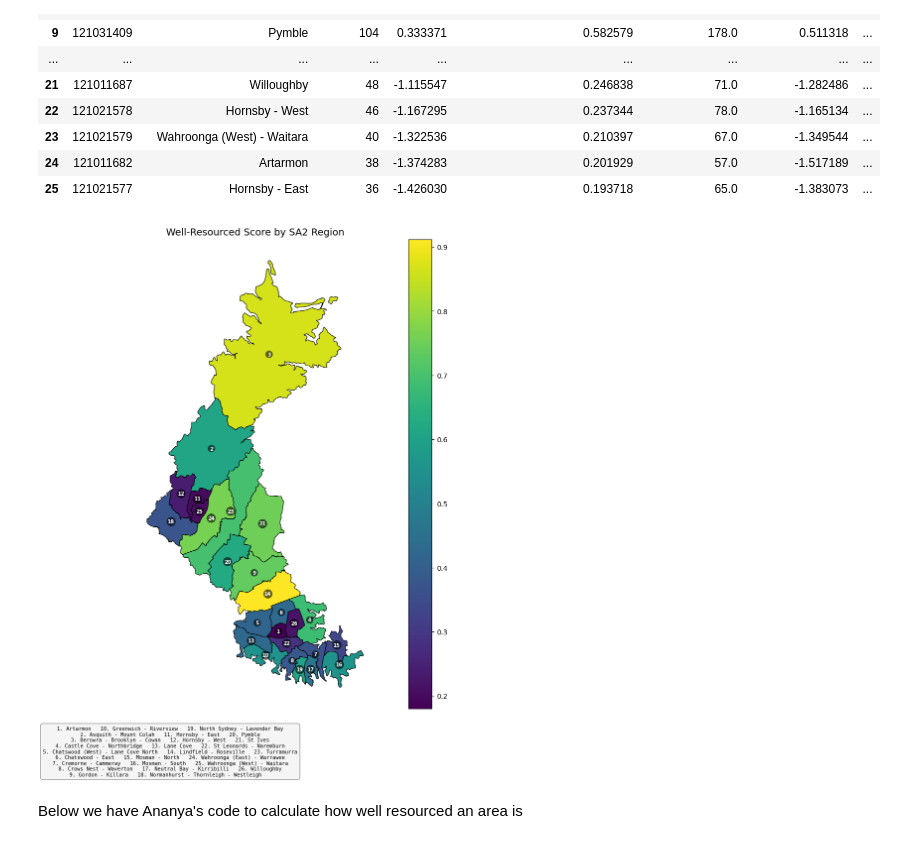
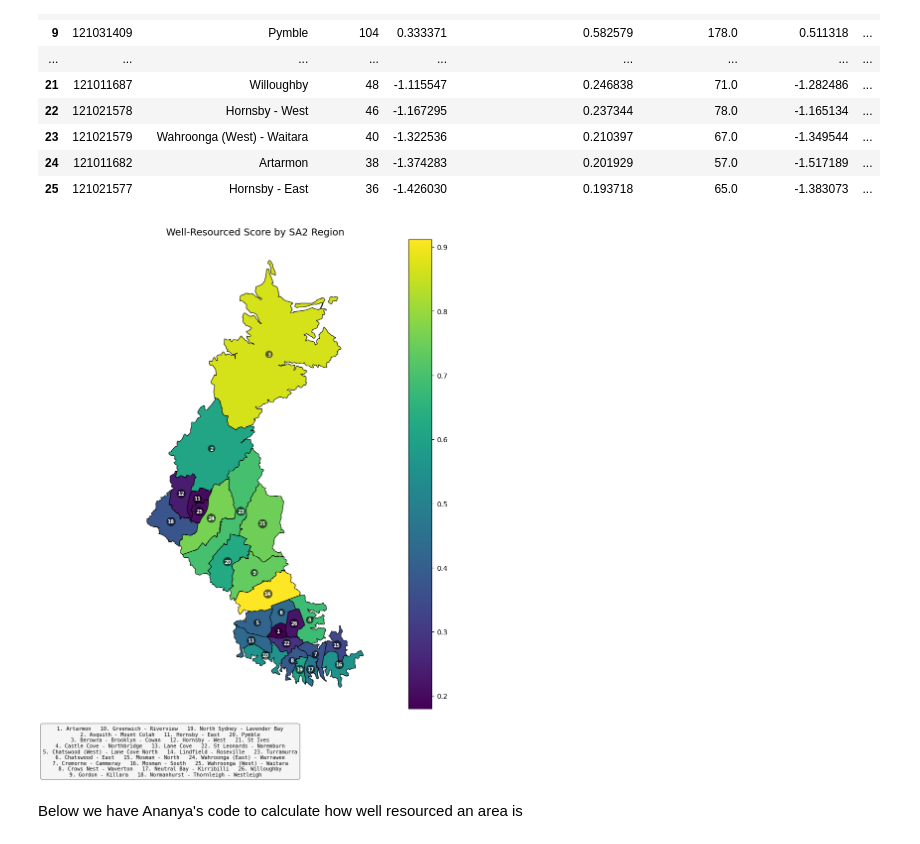
Before and after one commit to Ronnie-711/DATA2001_assignment, a Jupyter notebook: assignment.ipynb, the cells around one changed output. Drawn from its saved outputs; the diff is of its cells as text; code cells hidden in the pictures.

```diff
--- a/assignment.ipynb
+++ b/assignment.ipynb
@@ -1764,6 +1764,8 @@ per_sa2_counts_spencer
 | 24 | 121011682 | Artarmon | 38 | -1.374283 | 0.201929 | 57.0 | -1.517189 | ... |
 | 25 | 121021577 | Hornsby - East | 36 | -1.426030 | 0.193718 | 65.0 | -1.383073 | ... |
 # %%
+from shapely.geometry import Point
+
 fig, ax = plt.subplots(figsize=(14, 10))
 
 # Merge shapefile with scores
@@ -1793,6 +1795,10 @@ sa2_plot_sorted = sa2_plot.sort_values(name_col).reset_index(drop=True)
 # Add numbered labels at centroids
 for i, row in sa2_plot_sorted.iterrows():
     centroid = row.geometry.centroid
+    if i == 22:
+        new_x = centroid.x + 0.01
+        new_y = centroid.y
+        centroid = Point(new_x, new_y)
     number = i + 1
     ax.annotate(
         text=str(number),
@@ -1815,34 +1821,34 @@ legend_labels = [
 ]
 
 # Split into columns
 n_cols = 3
 n_rows = -(-len(legend_labels) // n_cols)  # ceiling division
 col_chunks = [legend_labels[i * n_rows:(i + 1) * n_rows] for i in range(n_cols)]
 
 # Pad shorter columns
 for col in col_chunks:
     while len(col) < n_rows:
         col.append("")
 
 legend_text = "\n".join(
     "   ".join(col_chunks[c][r] for c in range(n_cols))
     for r in range(n_rows)
 )
 
 fig.text(
     0.5, -0.02,
     legend_text,
     ha="center",
     va="top",
     fontsize=7.5,
     family="monospace",
     bbox=dict(boxstyle="round,pad=0.5", fc="whitesmoke", ec="grey", lw=0.8)
 )
 
 plt.tight_layout()
 plt.show()
 # %% [output]
-[figure, old version]
+[figure, new version]
 # %% [markdown]
 Below we have Ananya's code to calculate how well resourced an area is
 # %% [markdown]
```
